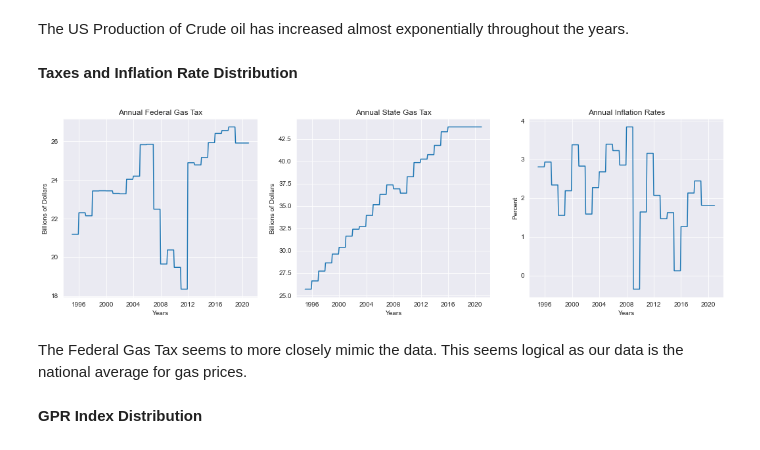
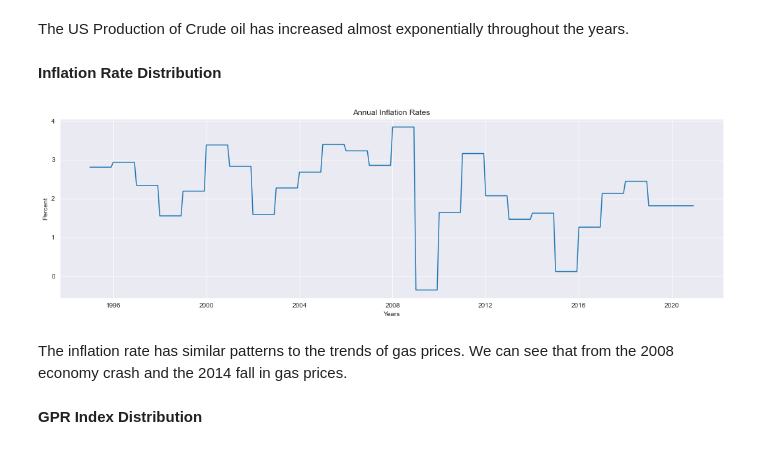
Before and after one commit to zachagreenberg/GasPrices, a Jupyter notebook: EDA-Modeling-Eval.ipynb, the cells around one changed output. Drawn from its saved outputs; the diff is of its cells as text; code cells hidden in the pictures.

Commit message:
add new version of notebook with new title

```diff
--- a/Project_Notebook.ipynb
+++ b/EDA-Modeling-Eval.ipynb
@@ -275,26 +271,18 @@ plt.suptitle('Oil Production & Employees');
 # %% [markdown]
 The US Production of Crude oil has increased almost exponentially throughout the years.
 # %% [markdown]
-**Taxes and Inflation Rate Distribution**
+**Inflation Rate Distribution**
 # %%
-#creating graphs for gas taxes and inflation rates
-fig, ax = plt.subplots(1,3, figsize=(18,5))
-ax[0].plot(gas_prices['federal_gas_tax'])
-ax[1].plot(gas_prices['state_gas_tax'])
-ax[2].plot(gas_prices['inflation'])
-ax[0].set_ylabel('Billions of Dollars')
-ax[1].set_ylabel('Billions of Dollars')
-ax[2].set_ylabel('Percent')
-ax[0].set_xlabel('Years')
-ax[1].set_xlabel('Years')
-ax[2].set_xlabel('Years')
-ax[0].set_title('Annual Federal Gas Tax')
-ax[1].set_title('Annual State Gas Tax')
-ax[2].set_title('Annual Inflation Rates');
+#creating graphs for inflation rates
+fig, ax = plt.subplots(figsize=(18,5))
+ax.plot(gas_prices['inflation'])
+ax.set_ylabel('Percent')
+ax.set_xlabel('Years')
+ax.set_title('Annual Inflation Rates');
 # %% [output]
-[figure, old version]
+[figure, new version]
-# %% [markdown]
-The Federal Gas Tax seems to more closely mimic the data. This seems logical as our data is the national average for gas prices.
+# %% [markdown]
+The inflation rate has similar patterns to the trends of gas prices. We can see that from the 2008 economy crash and the 2014 fall in gas prices.
 # %% [markdown]
 **GPR Index Distribution**
 # %%
```
Also changed, not shown: parts of 26 cells of this notebook.
